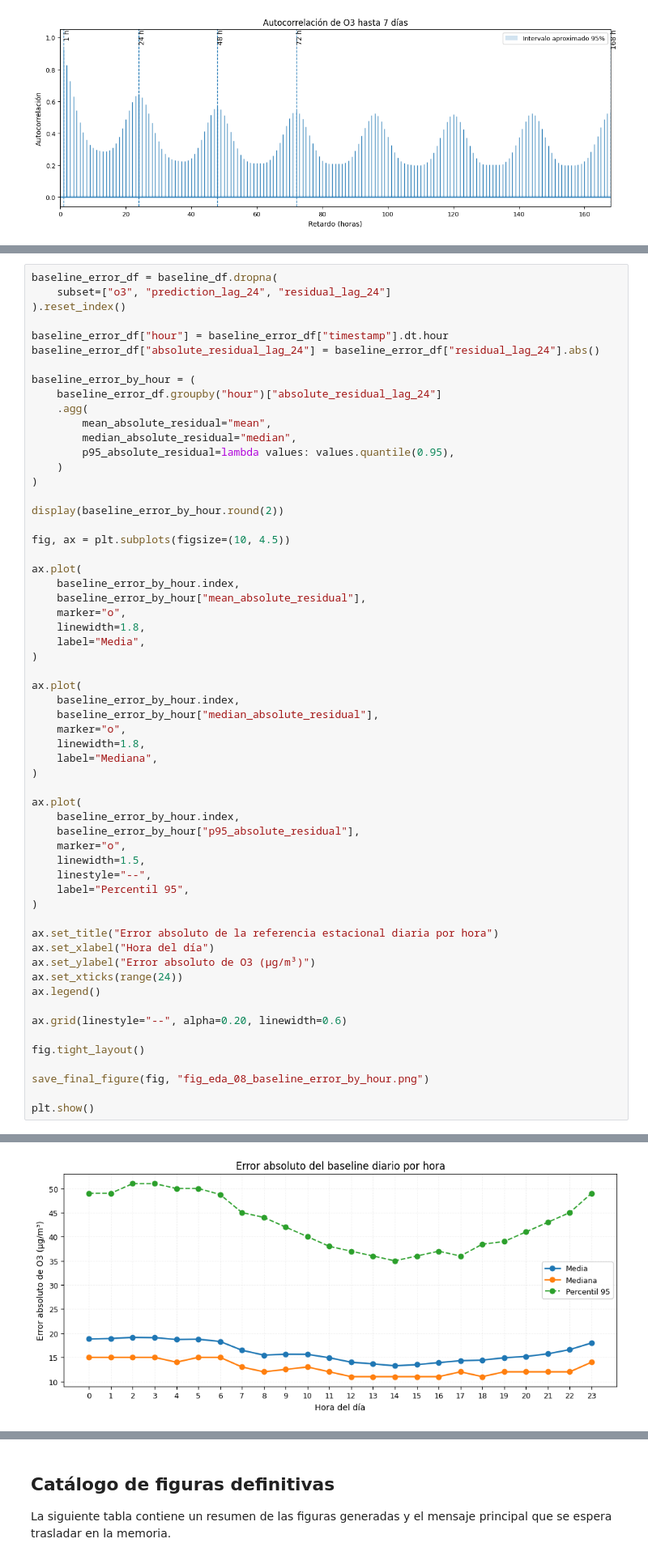
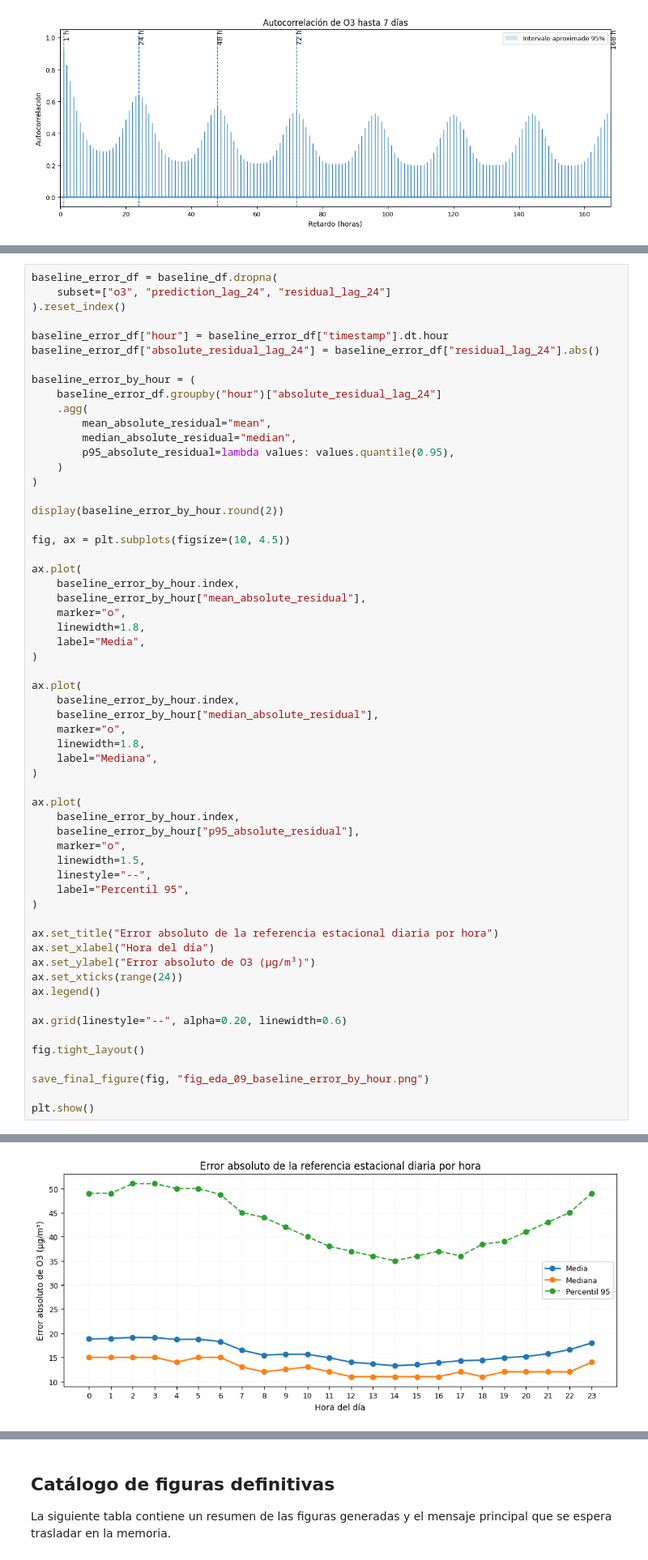
Before and after one commit to hipenation2142/trabajo, a Jupyter notebook: notebooks/01b_eda_final_figures.ipynb, the cells around one changed output, grey strips where cells are left out. Shown at 81% size. Saved outputs shown, nothing was run; the diff lists cells and outputs as text.

```diff
--- a/notebooks/01b_eda_final_figures.ipynb
+++ b/notebooks/01b_eda_final_figures.ipynb
@@ -931,7 +993,7 @@ ax.grid(linestyle="--", alpha=0.20, linewidth=0.6)
 
 fig.tight_layout()
 
-save_final_figure(fig, "fig_eda_08_baseline_error_by_hour.png")
+save_final_figure(fig, "fig_eda_09_baseline_error_by_hour.png")
 
 plt.show()
 # %% [output]
@@ -957,2 +1019,2 @@ Figura guardada en: c:\trabajo_github\reports\figures\final\fig_eda_08_baseline_
-[figure, old version]
+[figure, new version]
 # %% [markdown]
```
Also changed, not shown: parts of 15 cells of this notebook, 6 other files.
